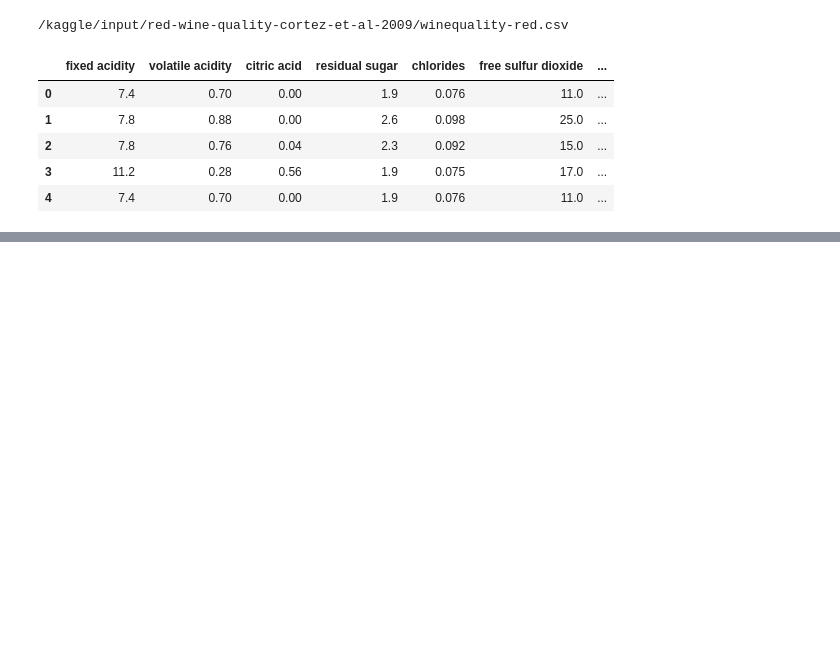
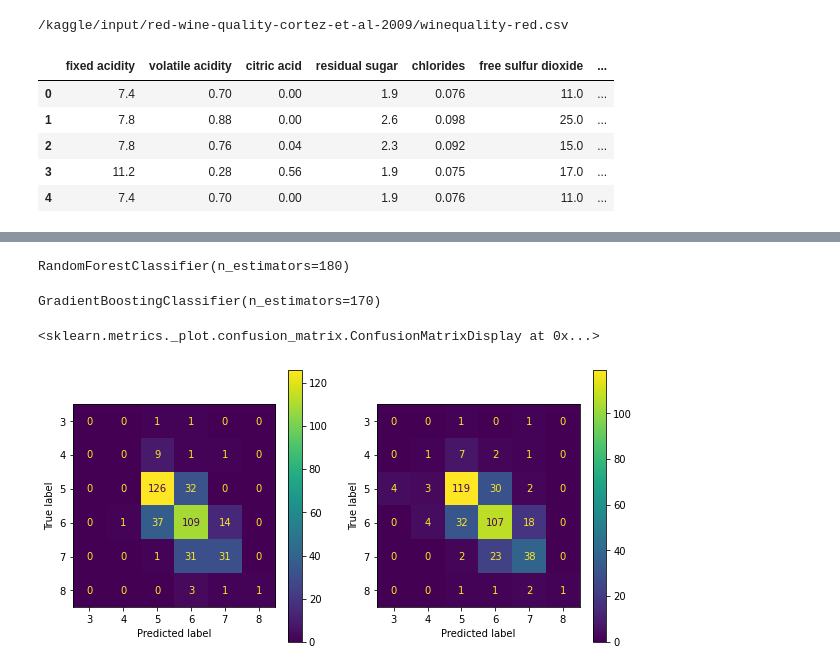
Before and after one commit to lavima/itf31519-practical-machine-learning, a Jupyter notebook: itf31519-random-forest-gradient-boosting.ipynb, the cells around one changed output, grey strips where cells are left out. Saved outputs shown, nothing was run; the diff lists cells and outputs as text; code cells hidden in the pictures; blank space fills up the shorter version.

Commit message:
Kaggle Notebook | ITF31519 Random Forest & Gradient Boosting | Version 4

```diff
--- a/itf31519-random-forest-gradient-boosting.ipynb
+++ b/itf31519-random-forest-gradient-boosting.ipynb
@@ -102,0 +103,21 @@ plt.show()
+# %%
+# Train the final RF model using best parameter
+rf_model = RandomForestClassifier(n_estimators=rf_grid.best_params_['n_estimators'])
+rf_model.fit(train_X, train_y)
+# %% [output]
+RandomForestClassifier(n_estimators=180)
+# %%
+# Train the final GD model using best parameter
+grad_model = GradientBoostingClassifier(n_estimators=grad_grid.best_params_['n_estimators'])
+grad_model.fit(train_X, train_y)
+# %% [output]
+GradientBoostingClassifier(n_estimators=170)
+# %%
+from sklearn.metrics import ConfusionMatrixDisplay
+
+fig,ax = plt.subplots(1,2,figsize=(10,5))
+ConfusionMatrixDisplay.from_estimator(rf_model, test_X, test_y, ax=ax[0])
+ConfusionMatrixDisplay.from_estimator(grad_model, test_X, test_y, ax=ax[1])
+# %% [output]
+<sklearn.metrics._plot.confusion_matrix.ConfusionMatrixDisplay at 0x...>
+[figure, added]
```
Also changed, not shown: parts of 6 cells of this notebook.
